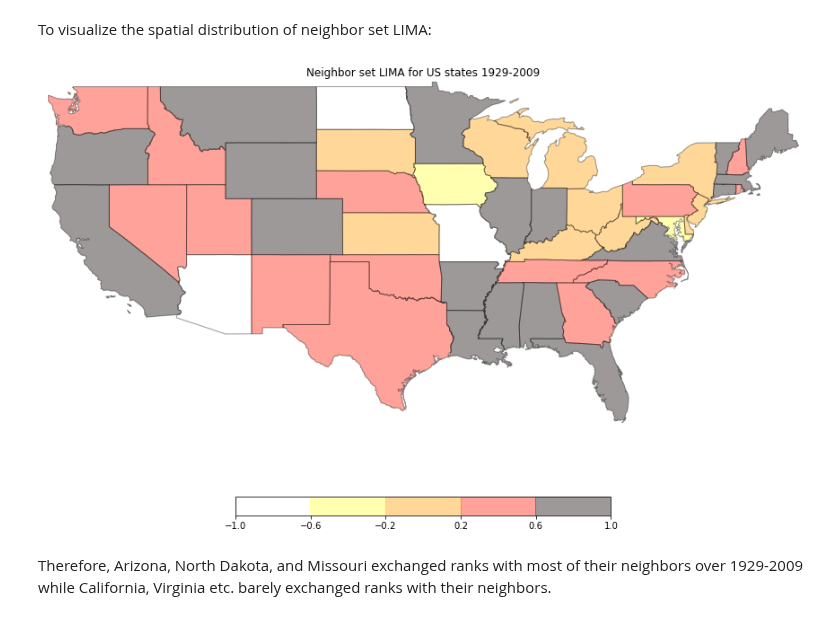
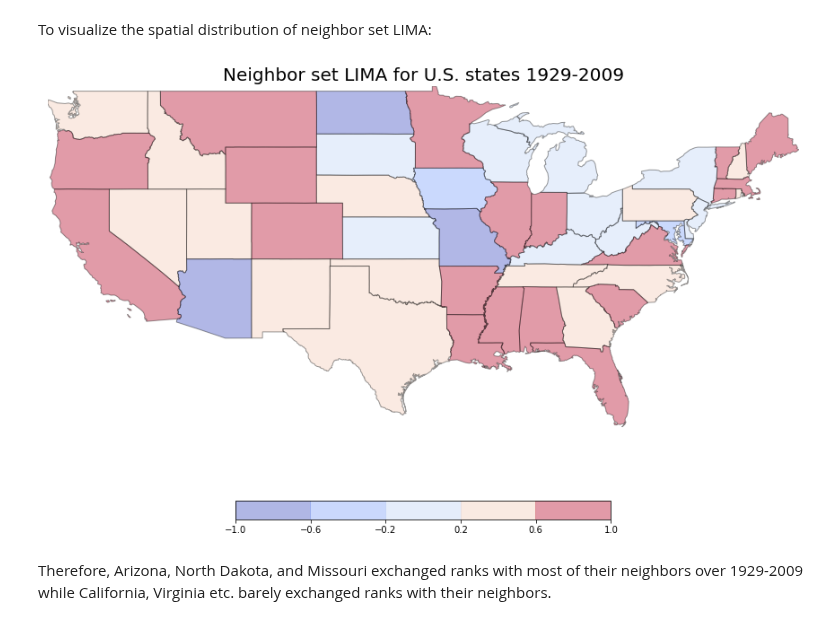
Before and after one commit to pysal/giddy, a Jupyter notebook: notebooks/Rank based Methods.ipynb, the cells around one changed output. Saved outputs shown, nothing was run; the diff lists cells and outputs as text; code cells hidden in the pictures.

```diff
--- a/notebooks/Rank based Methods.ipynb
+++ b/notebooks/Rank based Methods.ipynb
@@ -386,9 +386,12 @@ array([ 0.33333333,  1.        ,  1.        , -0.66666667,  0.        ,
 # %% [markdown]
 To visualize the spatial distribution of neighbor set LIMA:
 # %%
-maps.plot_choropleth(shp_link, tau_wr.tau_ln, "equal_interval",title="Neighbor set LIMA for US states 1929-2009")
+fig = maps.plot_choropleth(shp_link, tau_wr.tau_ln, "equal_interval",
+                          cmap = "coolwarm")
+fig.axes[0].set_title("Neighbor set LIMA for U.S. states 1929-2009", fontsize=20)
+#fig.savefig('neighboorsetLIMA_US.png', dpi = 300)
 # %% [output]
-[figure, old version]
+[figure, new version]
 # %% [markdown]
 Therefore, Arizona, North Dakota, and Missouri exchanged ranks with most of their neighbors over 1929-2009 while California, Virginia etc. barely exchanged ranks with their neighbors.
 # %% [markdown]
```
Also changed, not shown: parts of 15 cells of this notebook, 5 other files.
